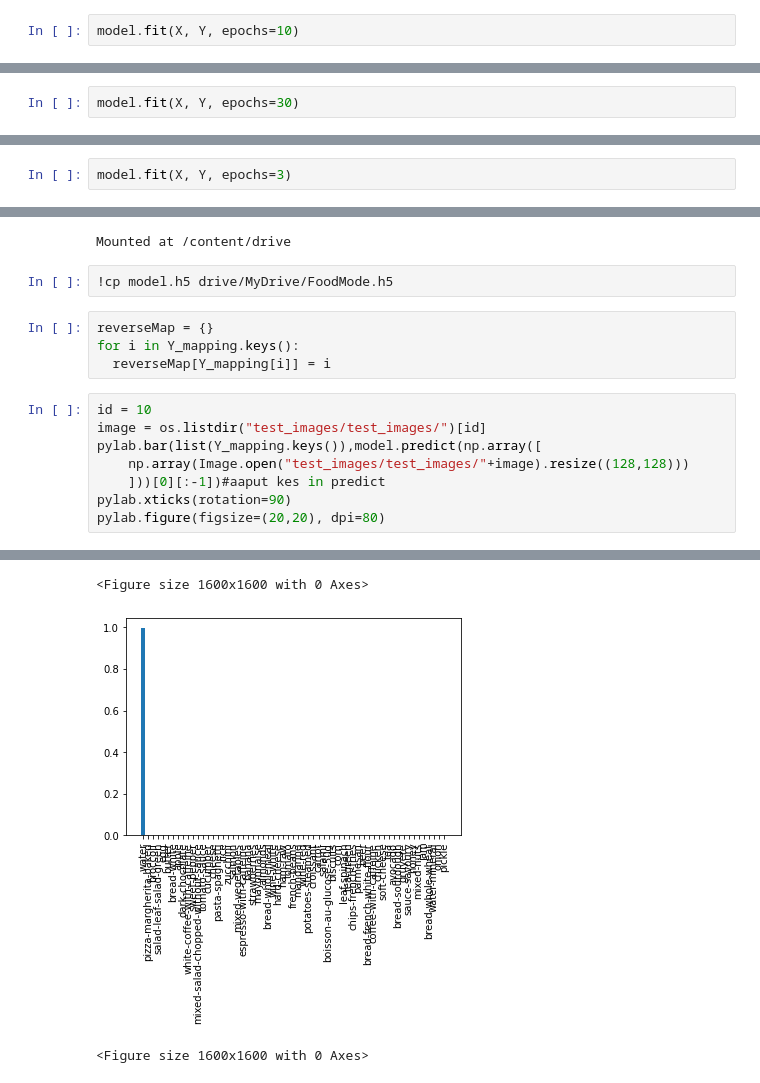
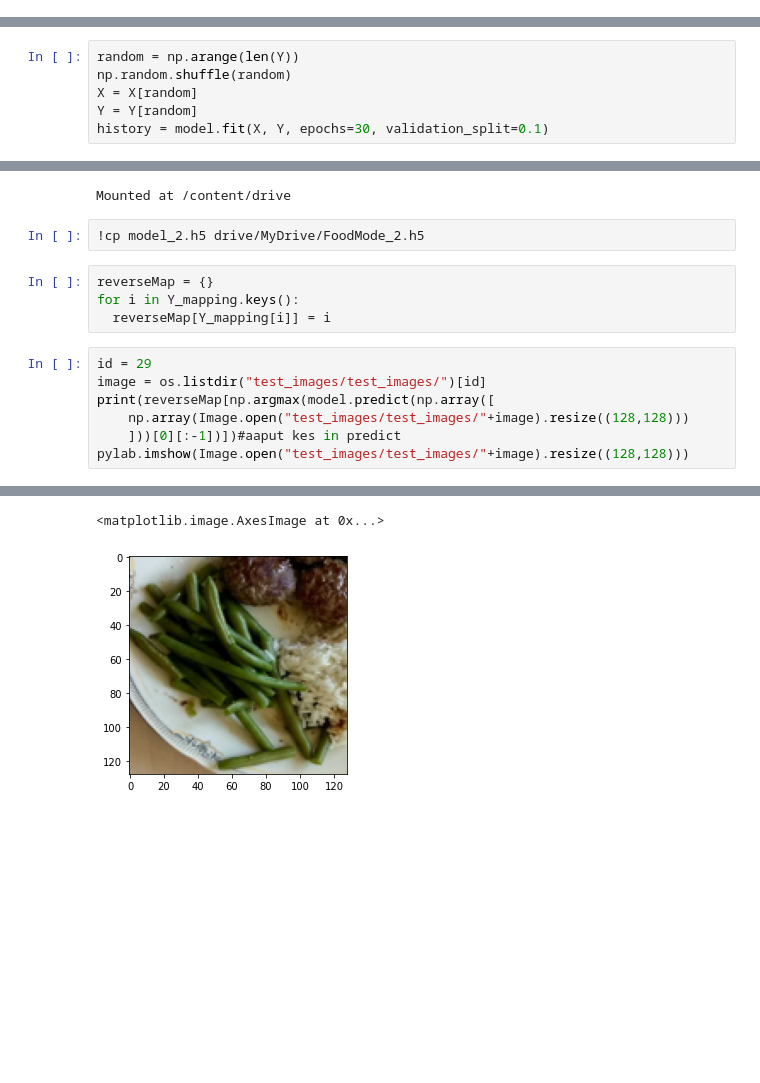
Before and after one commit to weathon/healthy-diet, a Jupyter notebook: food.ipynb, the cells around one changed output, grey strips where cells are left out. Cells and saved outputs as stored; diff of their text form; blank space fills up the shorter version.

```diff
--- a/food.ipynb
+++ b/food.ipynb
@@ -75,5 +75,3 @@ model = tf.keras.Sequential([
 X = np.array(X)
 Y = np.array(Y)
 model.compile(optimizer='adam', loss='categorical_crossentropy',  metrics="accuracy")
-# %%
-model.fit(X, Y, epochs=10)
@@ -102,2 +77,0 @@ Epoch 10/10
-# %%
-model.fit(X, Y, epochs=30)
@@ -123,2 +78,6 @@ KeyboardInterrupt: ignored
-# %%
-model.fit(X, Y, epochs=3)
+# %%
+random = np.arange(len(Y))
+np.random.shuffle(random)
+X = X[random]
+Y = Y[random]
+history = model.fit(X, Y, epochs=30, validation_split=0.1)
@@ -134,17 +112,16 @@ drive.mount('/content/drive')
 # %% [output]
 Mounted at /content/drive
 # %%
-!cp model.h5 drive/MyDrive/FoodMode.h5
+!cp model_2.h5 drive/MyDrive/FoodMode_2.h5
 # %%
 reverseMap = {}
 for i in Y_mapping.keys():
   reverseMap[Y_mapping[i]] = i
 # %%
-id = 10
+id = 29
 image = os.listdir("test_images/test_images/")[id]
-pylab.bar(list(Y_mapping.keys()),model.predict(np.array([
+print(reverseMap[np.argmax(model.predict(np.array([
     np.array(Image.open("test_images/test_images/"+image).resize((128,128)))
-    ]))[0][:-1])#aaput kes in predict
-pylab.xticks(rotation=90)
-pylab.figure(figsize=(20,20), dpi=80)
+    ]))[0][:-1])])#aaput kes in predict
+pylab.imshow(Image.open("test_images/test_images/"+image).resize((128,128)))
 # %% [output]
@@ -152,3 +130,2 @@ pylab.figure(figsize=(20,20), dpi=80)
-<Figure size 1600x1600 with 0 Axes>
+<matplotlib.image.AxesImage at 0x...>
-[figure, old version]
+[figure, new version]
-<Figure size 1600x1600 with 0 Axes>
```
Also changed, not shown: parts of 7 cells of this notebook.
